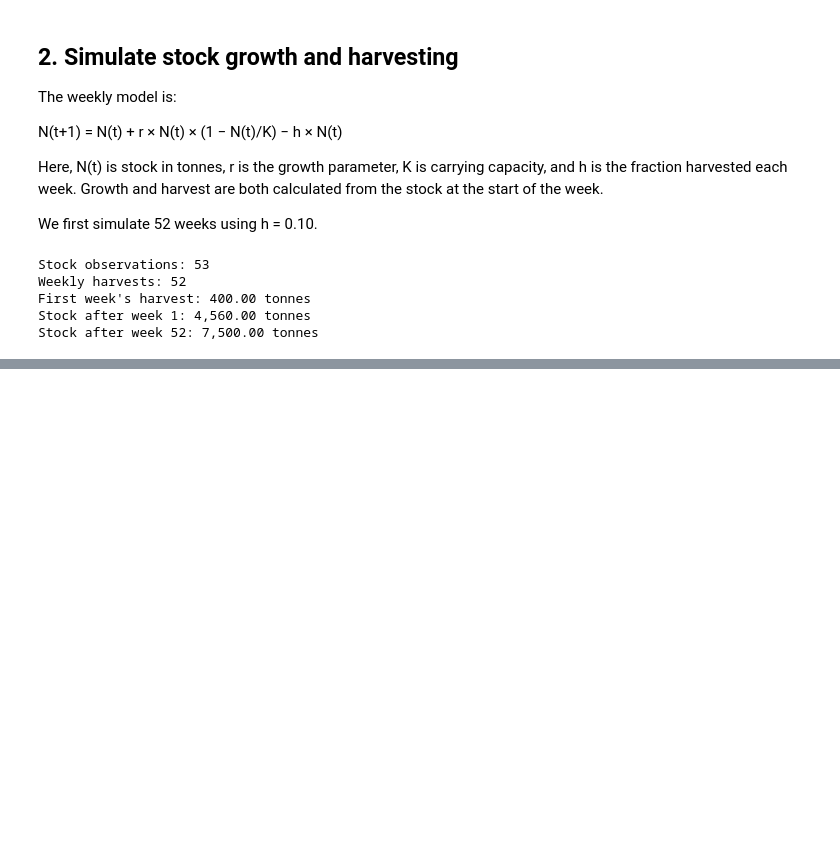
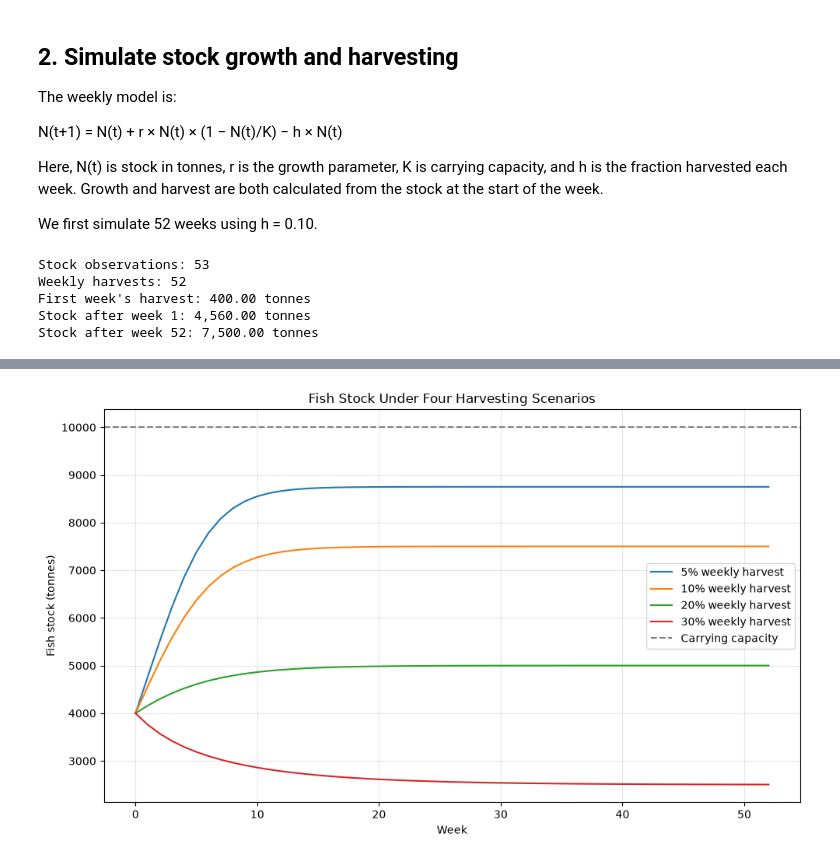
Before and after one commit to Muboki/OOP-with-Python-Assignment-2-Advent-2026---Mini-project, a Jupyter notebook: notebooks/project3_fishstock.ipynb, the cells around one changed output, grey strips where cells are left out. Drawn from its saved outputs; the diff is of its cells as text; code cells hidden in the pictures; blank space fills up the shorter version.

```diff
--- a/notebooks/project3_fishstock.ipynb
+++ b/notebooks/project3_fishstock.ipynb
@@ -114,0 +215,10 @@ Stock after week 52: 7,500.00 tonnes
+# %%
+# Reload the module to access the new risk assessment class.
+importlib.reload(fishstock)
+jinja_risk_assessor = fishstock.RiskAssessor()
+
+# Classify weekly revenue variation for the 10% harvest scenario.
+revenue_cv, risk_category = jinja_risk_assessor.classify(weekly_revenue)
+
+print(f"Weekly revenue CV: {revenue_cv:.2%}")
+print("Revenue variability risk:", risk_category)
@@ -114,0 +341,28 @@ Stock after week 52: 7,500.00 tonnes
+# %%
+# Include week 0 so the chart shows the initial stock.
+weeks = np.arange(53)
+fig, ax = plt.subplots(figsize=(10, 6))
+
+# Plot stock levels for each weekly harvest fraction.
+for rate, stocks in stock_scenarios.items():
+    ax.plot(weeks, stocks, label=f"{rate:.0%} weekly harvest")
+
+# Show the model's environmental carrying capacity.
+ax.axhline(
+    jinja_fish_stock.carrying_capacity,
+    color="grey",
+    linestyle="--",
+    label="Carrying capacity"
+)
+
+# Label the chart with time and stock units.
+ax.set_title("Fish Stock Under Four Harvesting Scenarios")
+ax.set_xlabel("Week")
+ax.set_ylabel("Fish stock (tonnes)")
+ax.legend()
+ax.grid(True, alpha=0.3)
+
+fig.tight_layout()
+plt.show()
+# %% [output]
+[figure, added]
```
Also changed, not shown: parts of 19 cells of this notebook.
